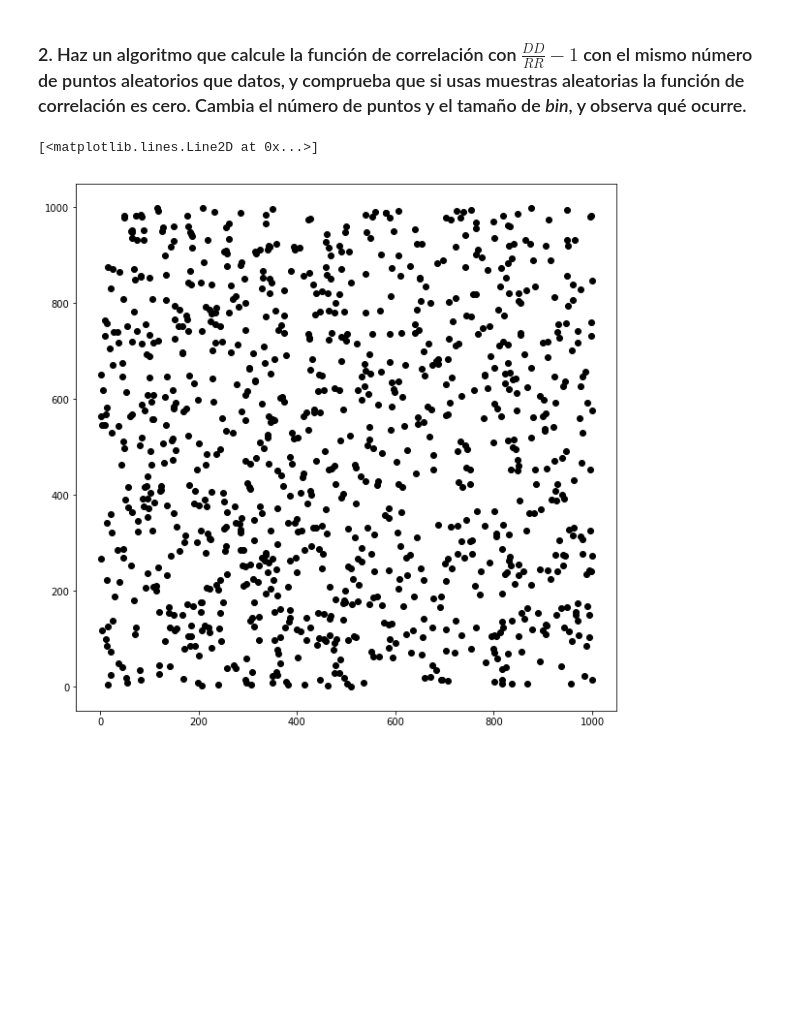
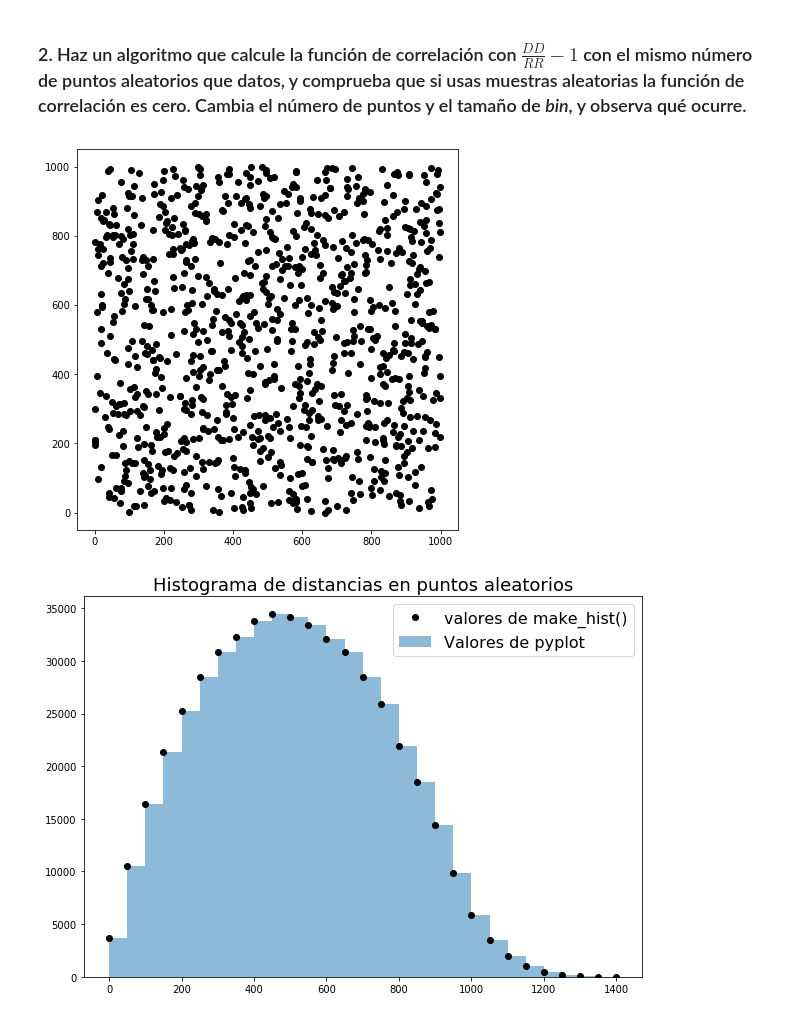
Before and after one commit to CosmoStats/cosmostats2018-Pagutri, a Jupyter notebook: 2daParte/Ejercicio2/ejercicios_2.ipynb, the cells around one changed output. Cells and saved outputs as stored; diff of their text form; code cells hidden in the pictures; blank space fills up the shorter version.

```diff
--- a/2daParte/Ejercicio2/ejercicios_2.ipynb
+++ b/2daParte/Ejercicio2/ejercicios_2.ipynb
@@ -11,9 +11,6 @@ import numpy as np
 import matplotlib.pyplot as plt
 import random
 import math
-from pylab import rcParams
-
-rcParams['figure.figsize'] = (10, 10)
 # %%
 def unif_cuad_dist(box_size, dist):
     X = np.arange(0.0, box_size + 1.0, dist)
@@ -203,7 +203,9 @@ def create_rand_dist(box_size, n_points):
 # %%
 # Veamos qué tan aleatorio luce
 x_rand, y_rand = create_rand_dist(1000.0, 1000)
+
+plt.figure(figsize = (7, 7))
 plt.plot(x_rand, y_rand, 'ko')
+plt.gca().set_aspect('equal')
 # %% [output]
-[<matplotlib.lines.Line2D at 0x...>]
-[figure, old version]
+[figure, new version]
@@ -212 +226,14 @@ plt.plot(x_rand, y_rand, 'ko')
+# %%
+# Comprobando que mi función guarde bien los datos
+distances, histo = save_hist(x_rand, y_rand, 1000, 50.0)
+frec = np.append(histo[0], [0])
+bins = histo[1]
+
+plt.figure(figsize = (10, 7))
+plt.hist(distances, bins = bins, alpha = 0.5, label = 'Valores de pyplot');
+plt.plot(bins, frec, 'ko', label = 'valores de make_hist()')
+plt.legend(fontsize = 16)
+plt.title('Histograma de distancias en puntos aleatorios', fontsize = 18);
+# %% [output]
+[figure, added]
 # %%
```
Also changed, not shown: parts of 10 cells of this notebook.
